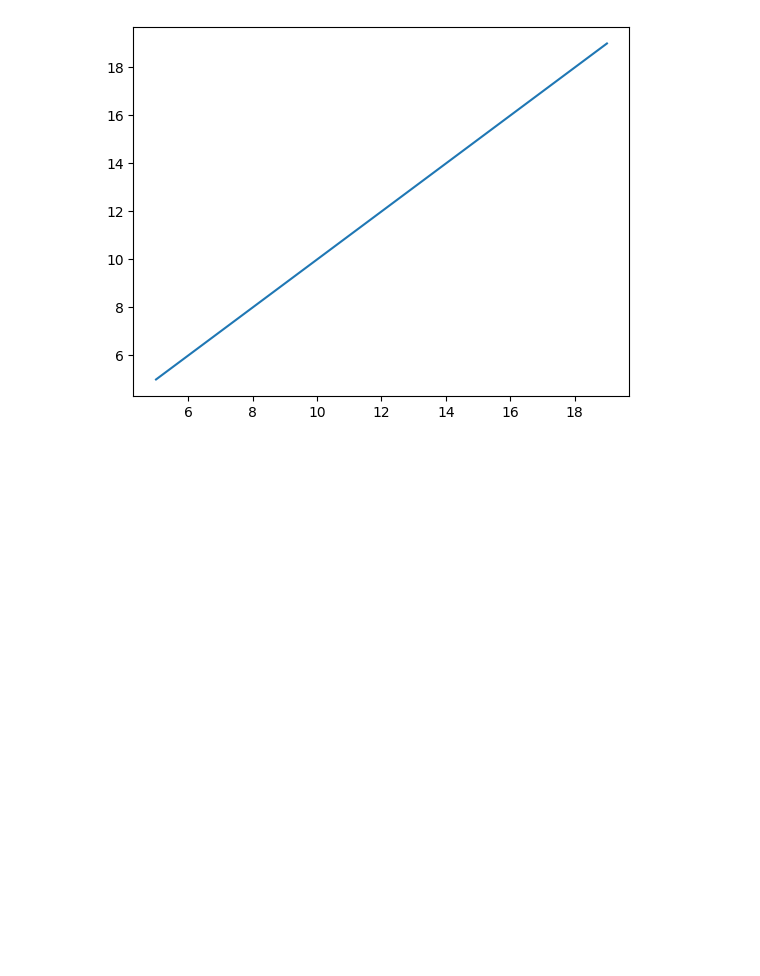
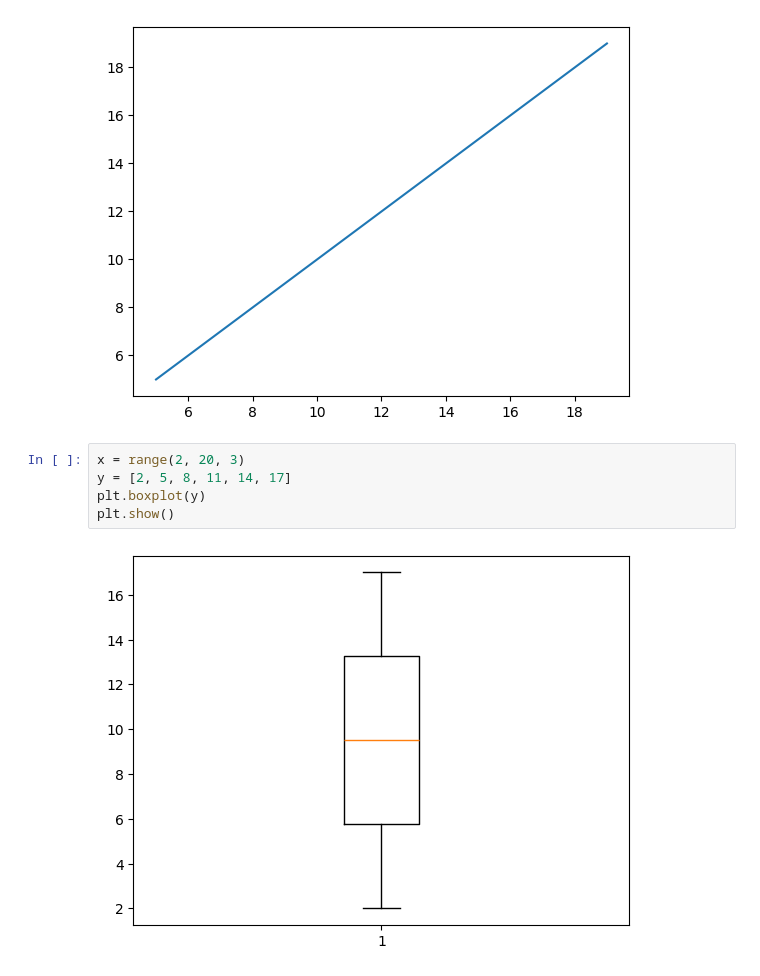
Before and after one commit to AbhishekShah272002/Machine-Learning-Study., a Jupyter notebook: Work/Work_06.ipynb, the cells around one changed output. Drawn from its saved outputs; the diff is of its cells as text; blank space fills up the shorter version.

```diff
--- a/Work/Work_06.ipynb
+++ b/Work/Work_06.ipynb
@@ -61,3 +61,10 @@ plt.plot(x, y)
 plt.show()
 # %% [output]
 [figure]
+# %%
+x = range(2, 20, 3)
+y = [2, 5, 8, 11, 14, 17]
+plt.boxplot(y)
+plt.show()
+# %% [output]
+[figure, added]
```
